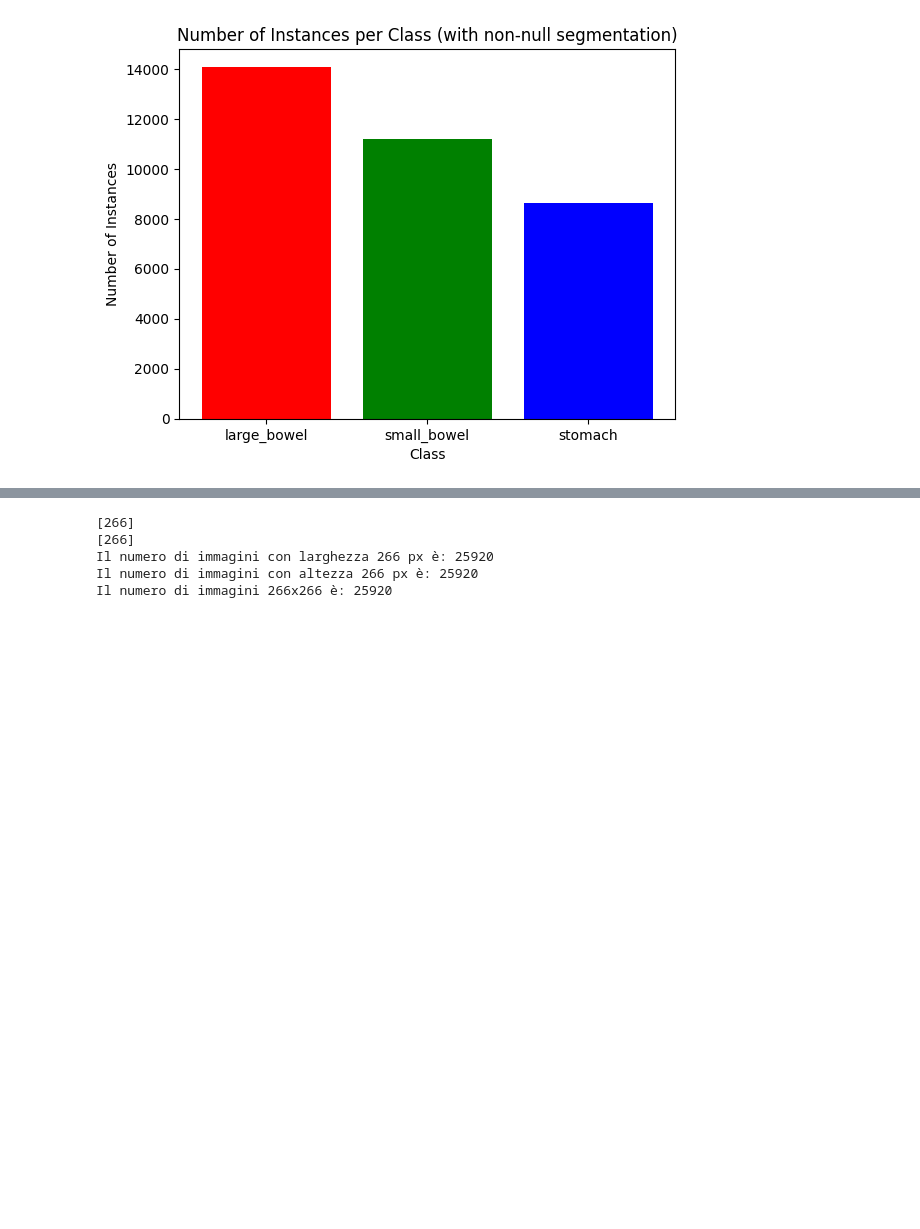
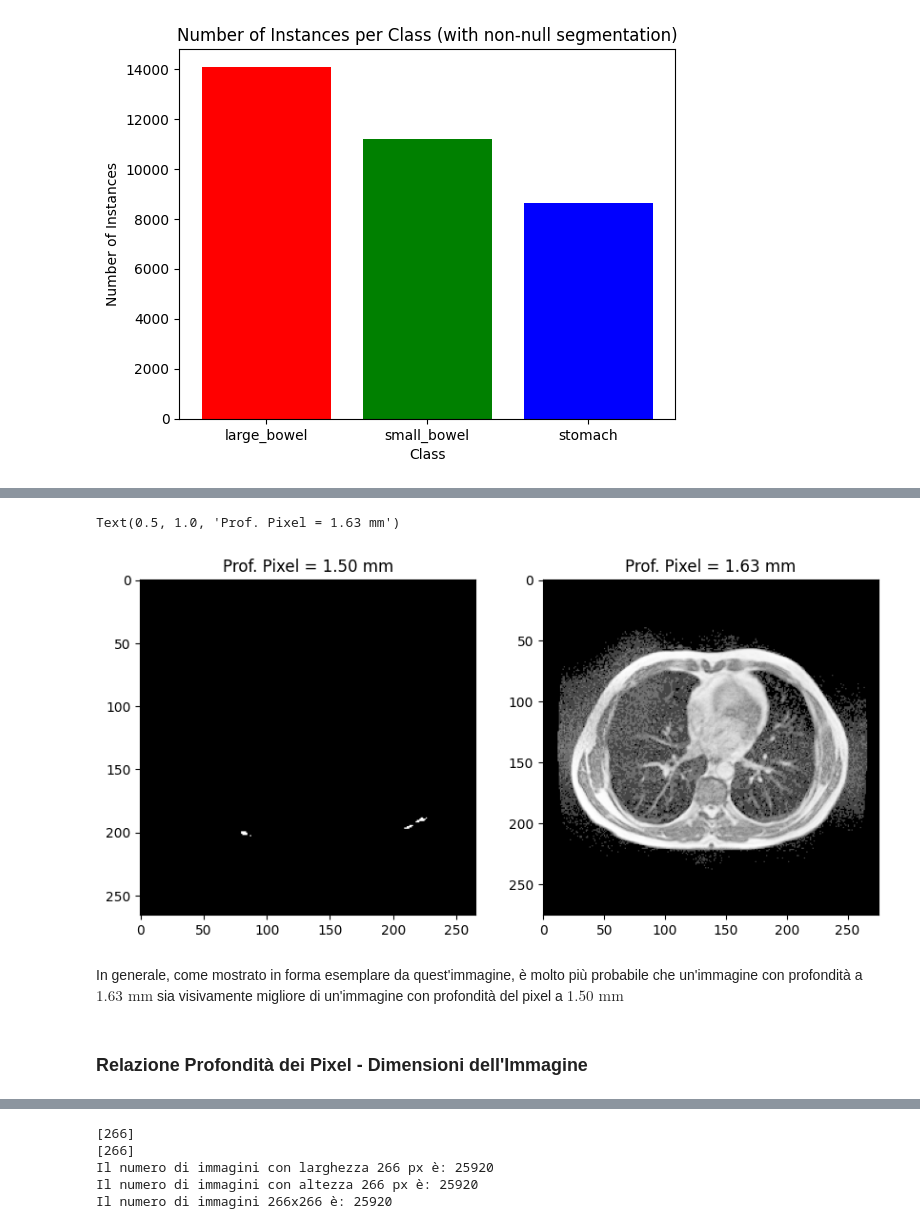
Before and after one commit to justdoit1897/BD-Image-Segmentation-Project, a Jupyter notebook: notebook.ipynb, the cells around one changed output, grey strips where cells are left out. Drawn from its saved outputs; the diff is of its cells as text; code cells hidden in the pictures; blank space fills up the shorter version.

Commit message:
started notebook format and well-writing

```diff
--- a/notebook.ipynb
+++ b/notebook.ipynb
@@ -222,0 +300,20 @@ si evince che le slice con profondità dei pixel pari a 1.50 mm hanno dimensione
+# %%
+
+import cv2
+
+im_150 = cv2.imread('../BD-Image-Segmentation-Comp/train/case2/case2_day1/scans/slice_0012_266_266_1.50_1.50.png')
+im_163 = cv2.imread('../BD-Image-Segmentation-Comp/train/case34/case34_day0/scans/slice_0012_276_276_1.63_1.63.png')
+
+fig, (ax1, ax2) = plt.subplots(1, 2, figsize=(10, 5))
+ax1.imshow(im_150)
+ax2.imshow(im_163)
+
+ax1.set_title("Prof. Pixel = 1.50 mm")
+ax2.set_title("Prof. Pixel = 1.63 mm")
+# %% [output]
+Text(0.5, 1.0, 'Prof. Pixel = 1.63 mm')
+[figure, added]
+# %% [markdown]
+In generale, come mostrato in forma esemplare da quest'immagine, è molto più probabile che un'immagine con profondità a $1.63\text{ mm}$ sia visivamente migliore di un'immagine con profondità del pixel a $1.50\text{ mm}$
+# %% [markdown]
+### Relazione Profondità dei Pixel - Dimensioni dell'Immagine
```
Also changed, not shown: parts of 57 cells of this notebook.
